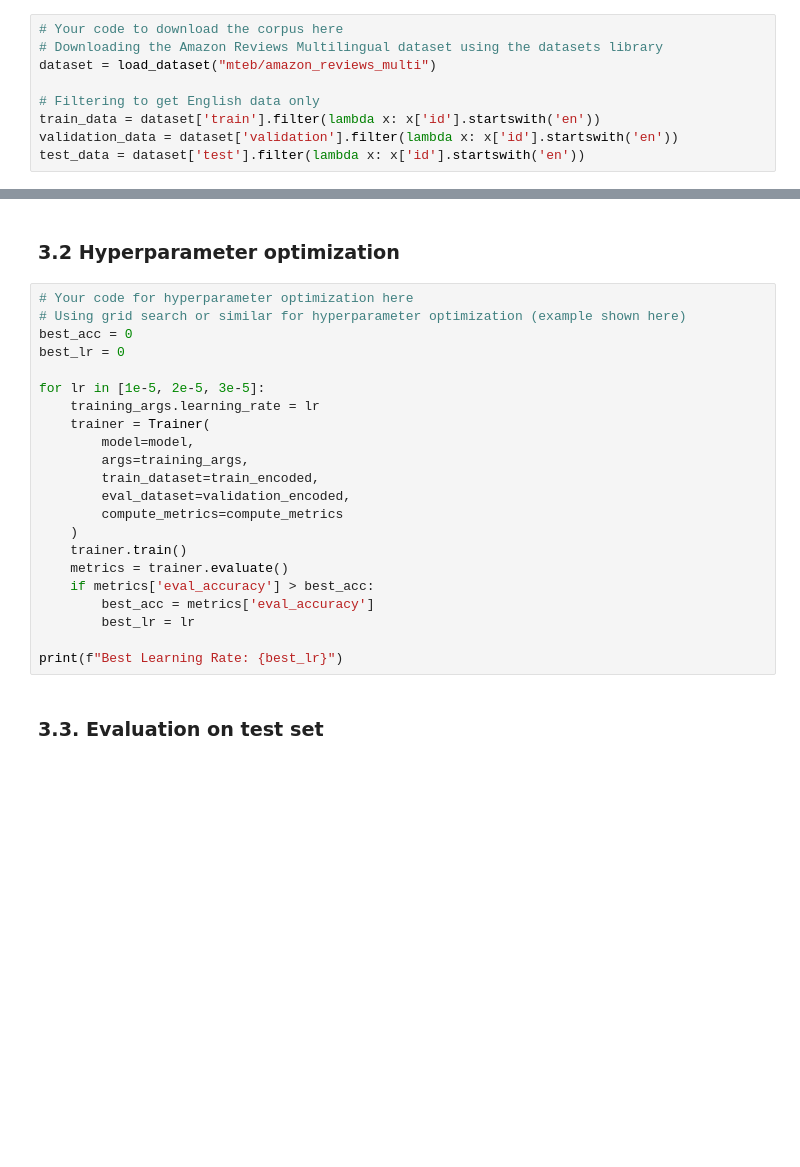
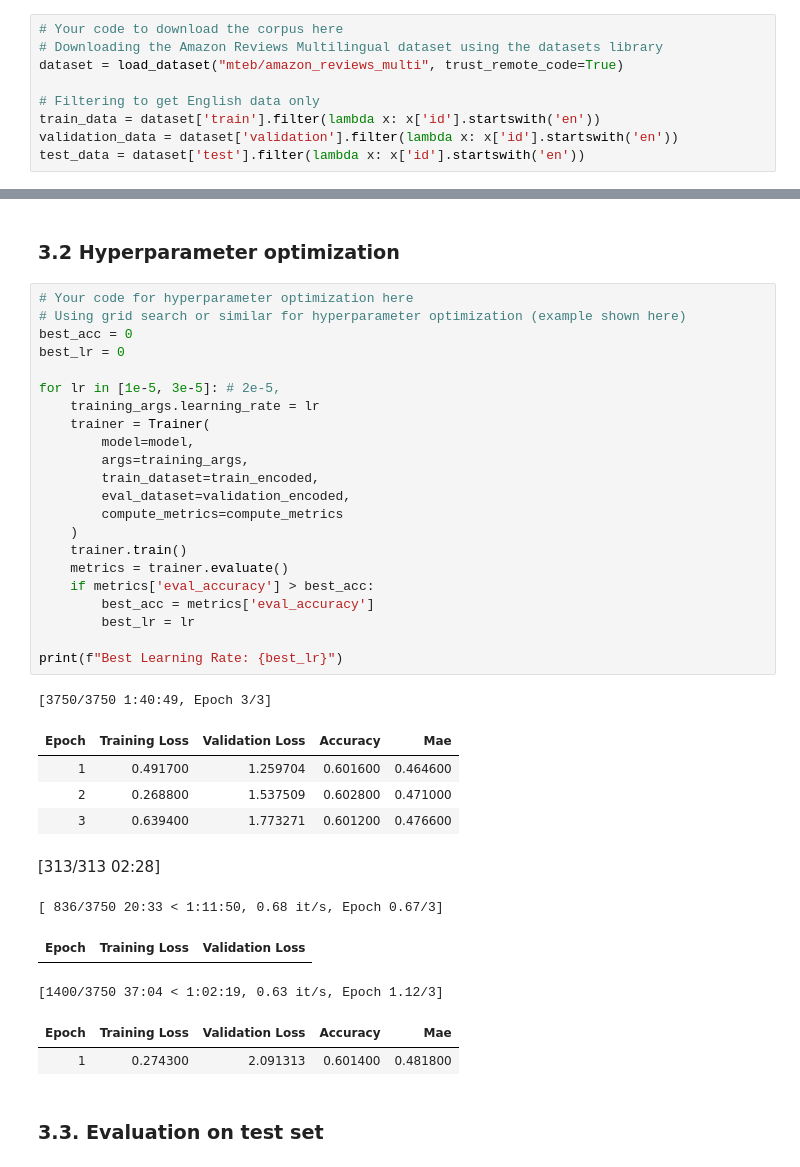
Before and after one commit to simulate111/Deep-Learning-in-Human-Language-Technology, a Jupyter notebook: course_project_Reza_ChGT.ipynb, the cells around one changed output, grey strips where cells are left out. Cells and saved outputs as stored; diff of their text form; blank space fills up the shorter version.

```diff
--- a/course_project_Reza_ChGT.ipynb
+++ b/course_project_Reza_ChGT.ipynb
@@ -41,7 +80,7 @@ torch.manual_seed(42)
 # %%
 # Your code to download the corpus here
 # Downloading the Amazon Reviews Multilingual dataset using the datasets library
-dataset = load_dataset("mteb/amazon_reviews_multi")
+dataset = load_dataset("mteb/amazon_reviews_multi", trust_remote_code=True)
 
 # Filtering to get English data only
 train_data = dataset['train'].filter(lambda x: x['id'].startswith('en'))
@@ -133,25 +179,37 @@ You should probably TRAIN this model on a down-stream task to be able to use it
 # %%
 # Your code for hyperparameter optimization here
 # Using grid search or similar for hyperparameter optimization (example shown here)
 best_acc = 0
 best_lr = 0
 
-for lr in [1e-5, 2e-5, 3e-5]:
+for lr in [1e-5, 3e-5]: # 2e-5,
     training_args.learning_rate = lr
     trainer = Trainer(
         model=model,
         args=training_args,
         train_dataset=train_encoded,
         eval_dataset=validation_encoded,
         compute_metrics=compute_metrics
     )
     trainer.train()
     metrics = trainer.evaluate()
     if metrics['eval_accuracy'] > best_acc:
         best_acc = metrics['eval_accuracy']
         best_lr = lr
 
 print(f"Best Learning Rate: {best_lr}")
+# %% [output]
+[3750/3750 1:40:49, Epoch 3/3]
+| Epoch | Training Loss | Validation Loss | Accuracy | Mae |
+| 1 | 0.491700 | 1.259704 | 0.601600 | 0.464600 |
+| 2 | 0.268800 | 1.537509 | 0.602800 | 0.471000 |
+| 3 | 0.639400 | 1.773271 | 0.601200 | 0.476600 |
+[313/313 02:28]
+[ 836/3750 20:33 < 1:11:50, 0.68 it/s, Epoch 0.67/3]
+| Epoch | Training Loss | Validation Loss |
+[1400/3750 37:04 < 1:02:19, 0.63 it/s, Epoch 1.12/3]
+| Epoch | Training Loss | Validation Loss | Accuracy | Mae |
+| 1 | 0.274300 | 2.091313 | 0.601400 | 0.481800 |
 # %% [markdown]
 ### 3.3. Evaluation on test set
 # %%
```
Also changed, not shown: parts of 4 cells of this notebook.
